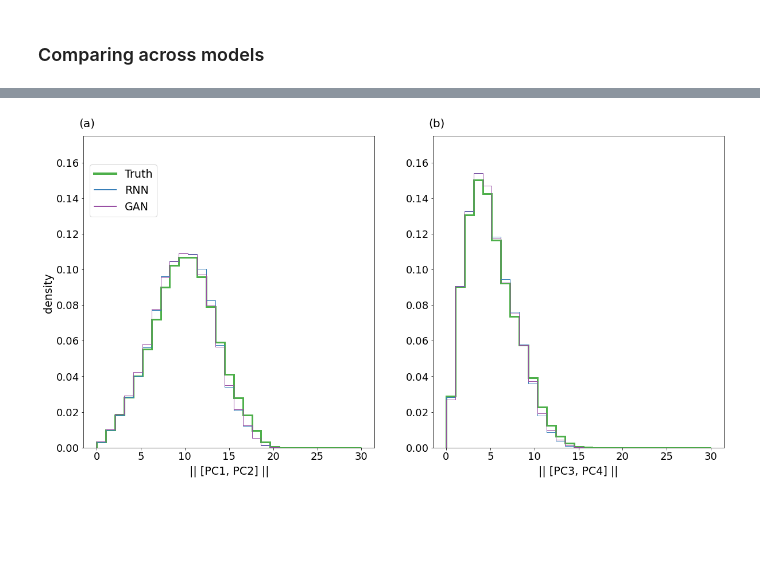
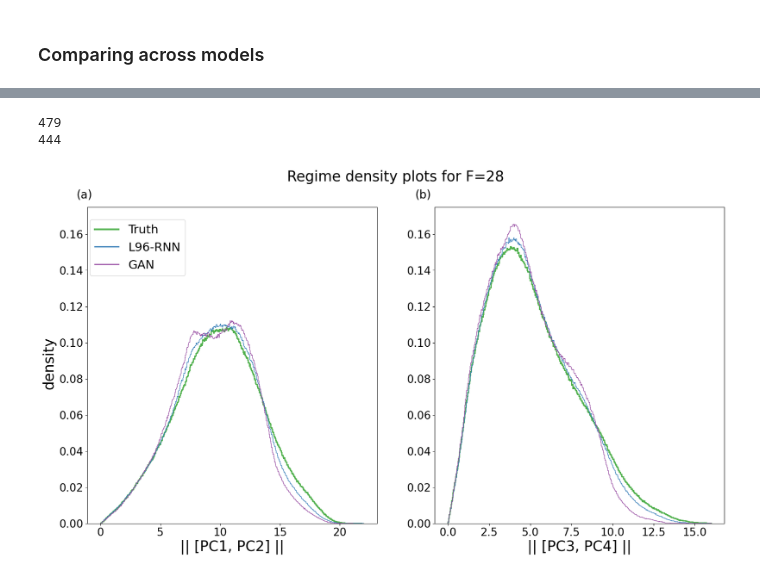
Before and after one commit to raghul-parthipan/l96_rnn, a Jupyter notebook: analysis/analysis_notebook/regime_analysis_paper_plots_clim_change.ipynb, the cells around one changed output, grey strips where cells are left out. Drawn from its saved outputs; the diff is of its cells as text; code cells hidden in the pictures; blank space fills up the shorter version.

```diff
--- a/analysis/analysis_notebook/regime_analysis_paper_plots_clim_change.ipynb
+++ b/analysis/analysis_notebook/regime_analysis_paper_plots_clim_change.ipynb
@@ -27,9 +28,9 @@ truth_set_f_21 = np.load("../../data/truth_run/climate_change_exp/full_val_21_5_
 truth_set_full  = np.load("../../data/truth_run/climate_change_exp/full_28_set.npy")[:,:,0]
 # %%
 
-gan_full_f_28 = (np.load("../../data/simulation_runs/gan_gagne/corrected_gans/f_28_all.npy"))
+gan_full_f_28 = (np.load("../../data/simulation_runs/gan_gagne/corrected_gans/new_generated_data_28.npy")).transpose([1,0])
 # %%
 
-rnn_full_28 =(np.load("../../data/simulation_runs/rnn/rnn_final/f_28_all.npy"))
+rnn_full_28 =(np.load("../../data/simulation_runs/rnn/rnn_final/clim_change/f_28_all.npy"))
 # %% [markdown]
 # X_{k,t} marginal distribution #
@@ -257,52 +283,72 @@ plt.show()
 # %%
 from matplotlib.lines import Line2D
-legend_elements = [Line2D([0],[0],color="#4daf4a",lw=4,label="Truth"),
+legend_elements = [Line2D([0],[0],color="#4daf4a",lw=3,label="Truth"),
 
-                  Line2D([0],[0],color="#377eb8",lw=2,label="RNN"),
+                  Line2D([0],[0],color="#377eb8",lw=2,label="L96-RNN"),
                   Line2D([0],[0],color="#984ea3",lw=2,label="GAN")]
+# %%
+iqr_data = iqr(np.ravel(dim1))
+bin_width = (2 * iqr_data)/(np.ravel(dim1).shape[0])**(1/3)
+
+number_bins = int(22/bin_width)
+print(number_bins)
+
+iqr_data = iqr(np.ravel(dim2))
+bin_width = (2 * iqr_data)/(np.ravel(dim2).shape[0])**(1/3)
+
+number_bins_2 = int(16/bin_width)
+print(number_bins_2)
+# %% [output]
+479
+444
 # %%
 #joint figure of two regimes
 
-bin_seq = np.linspace(0,30,30)
-bin_seq2 = np.linspace(0,30,30)
+bin_seq = np.linspace(0,22,number_bins)
+bin_seq2 = np.linspace(0,16,number_bins_2)
 
-plt.rcParams['font.size'] = '18'
+
+
+plt.rcParams['font.size'] = '19'
 
 fig, ax = plt.subplots(nrows=1,ncols=2,figsize=(20,10))
 
-ax[0].hist(np.ravel(dim1),bins=bin_seq,color="#4daf4a",density=True,histtype="step",linewidth=3)
+fig.suptitle("Regime density plots for F=28", size=25,y=0.97)
+
+
+ax[0].hist(np.ravel(dim1),bins=bin_seq,color="#4daf4a",density=True,histtype="step",linewidth=2)
 ax[0].hist(np.ravel(dim1_rnn_28[:]),bins=bin_seq,color="#377eb8",density=True,histtype="step")
 ax[0].hist(np.ravel(dim1_gan_28[:]),bins=bin_seq,color="#984ea3",density=True,histtype="step")
 
-ax[1].hist(np.ravel(dim2[:]),bins=bin_seq2,color="#4daf4a",density=True,histtype="step",linewidth=3)
+ax[1].hist(np.ravel(dim2[:]),bins=bin_seq2,color="#4daf4a",density=True,histtype="step",linewidth=2)
 ax[1].hist(np.ravel(dim2_rnn_28[:]),bins=bin_seq2,color="#377eb8",density=True,histtype="step")
 ax[1].hist(np.ravel(dim2_gan_28[:]),bins=bin_seq2,color="#984ea3",density=True,histtype="step")
 
 
 
-ax[0].text(15, -0.015, '|| [PC1, PC2] ||', ha='center', fontsize="19")
-ax[1].text(15, -0.015, '|| [PC3, PC4] ||', ha='center', fontsize="19")
+ax[0].text(11, -0.015, '|| [PC1, PC2] ||', ha='center', fontsize="25")
+ax[1].text(8, -0.015, '|| [PC3, PC4] ||', ha='center', fontsize="25")
 
 ax[0].text(-2,0.185,"(a)",fontsize=20,va="top")
 ax[1].text(-2,0.185,"(b)",fontsize=20,va="top")
 
-fig.legend(handles=legend_elements,loc=(0.075,0.72),prop={"size":19})
+fig.legend(handles=legend_elements,loc=(0.075,0.72),prop={"size":21})
 
-fig.text(0.076, 0.5, 'density', va='center', rotation='vertical',fontsize="19")
+fig.text(0.07, 0.5, 'density', va='center', rotation='vertical',fontsize="25")
 
 # ax[0].set_xlim([0,20])
 ax[0].set_ylim([0,0.175])
 
 # ax[1].set_xlim([0,13])
 ax[1].set_ylim([0,0.175])
 
-# plt.savefig("clim_change_regime_hists.pdf",bbox_inches="tight")
+plt.savefig("clim_change_regime_hists.pdf",bbox_inches="tight")
 
 
 
 
 plt.show()
 # %% [output]
-[figure, old version]
+[figure, new version]
 # %%
 fig,ax = plt.subplots()
```
Also changed, not shown: parts of 25 cells of this notebook, 5 other files.
